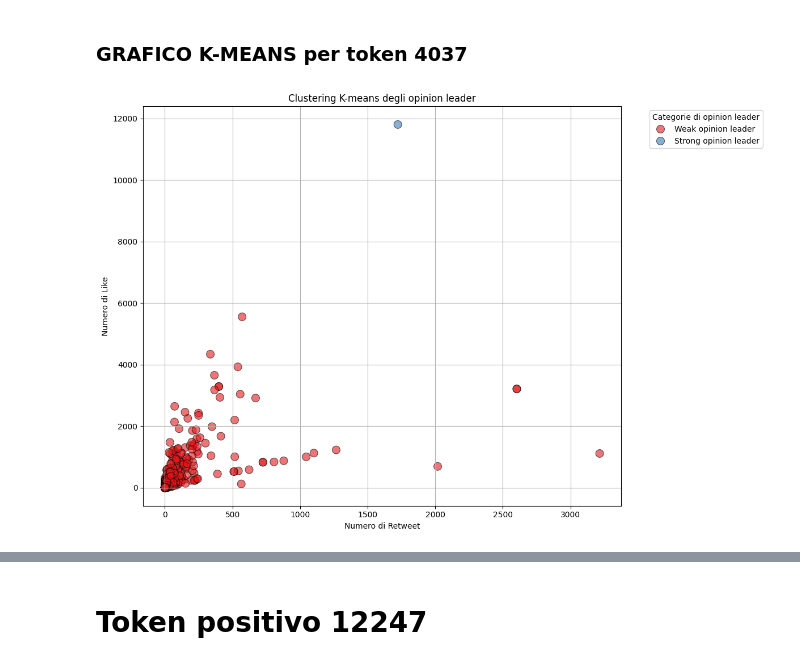
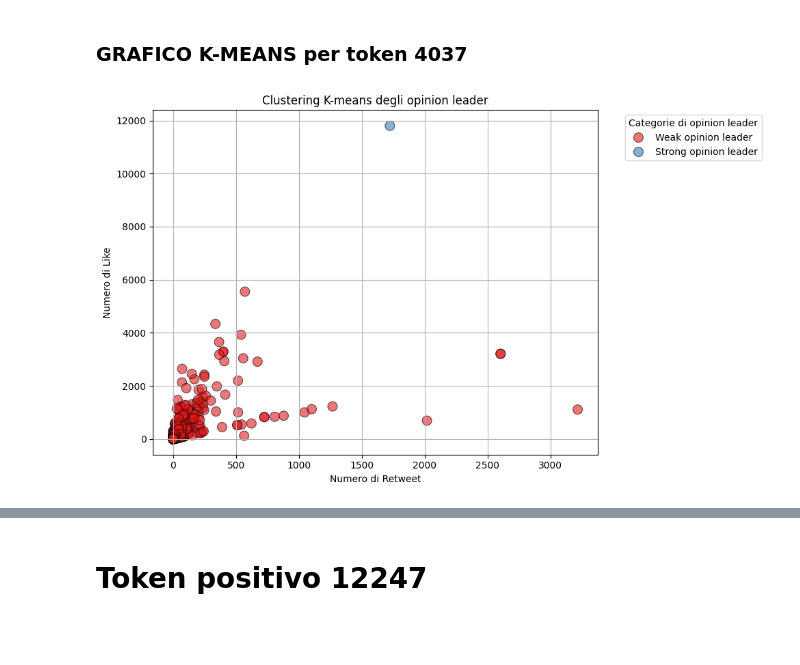
Before and after one commit to riccardospini98/Blockchain, a Jupyter notebook: opinion_leader.ipynb, the cells around one changed output, grey strips where cells are left out. Drawn from its saved outputs; the diff is of its cells as text; code cells hidden in the pictures; blank space fills up the shorter version.

```diff
--- a/opinion_leader.ipynb
+++ b/opinion_leader.ipynb
@@ -251,24 +353,24 @@ Tweet nella classe 'Strong opinion leader':
 ### GRAFICO K-MEANS per token 4037
 # %%
 # Grafico dei cluster
-plt.figure(figsize=(12, 8))
+plt.figure(figsize=(10, 6))
 sns.scatterplot(
     data=merge_1_pos,
     x='retweet_count',
     y='like_count',
     hue='opinion_leader',
     palette='Set1',
     s=100,
     alpha=0.6,
     edgecolor='black'
 )
 
 plt.xlabel('Numero di Retweet')
 plt.ylabel('Numero di Like')
 plt.title('Clustering K-means degli opinion leader')
 plt.legend(title='Categorie di opinion leader', bbox_to_anchor=(1.05, 1), loc='upper left')
 plt.grid(True)
 plt.tight_layout()  # Migliora la disposizione degli elementi nel grafico
 plt.show()
 # %% [output]
-[figure, old version]
+[figure, new version]
```
Also changed, not shown: parts of 17 cells of this notebook, 2 other files.
